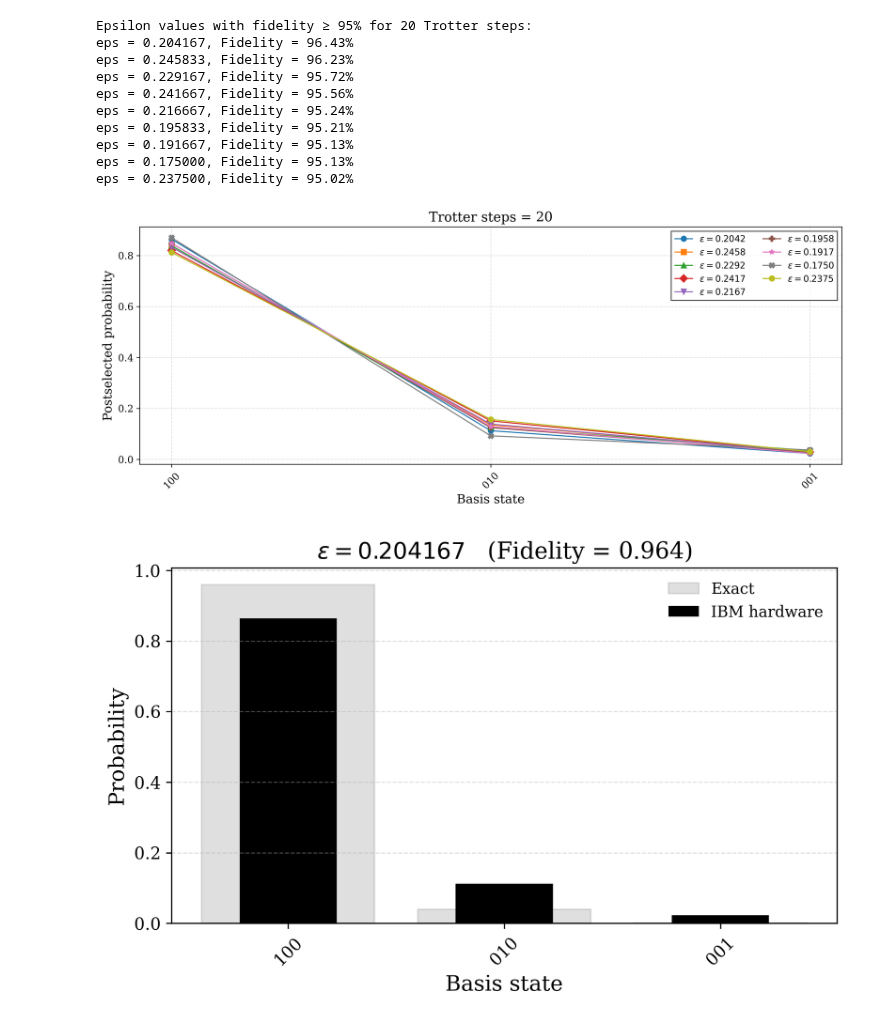
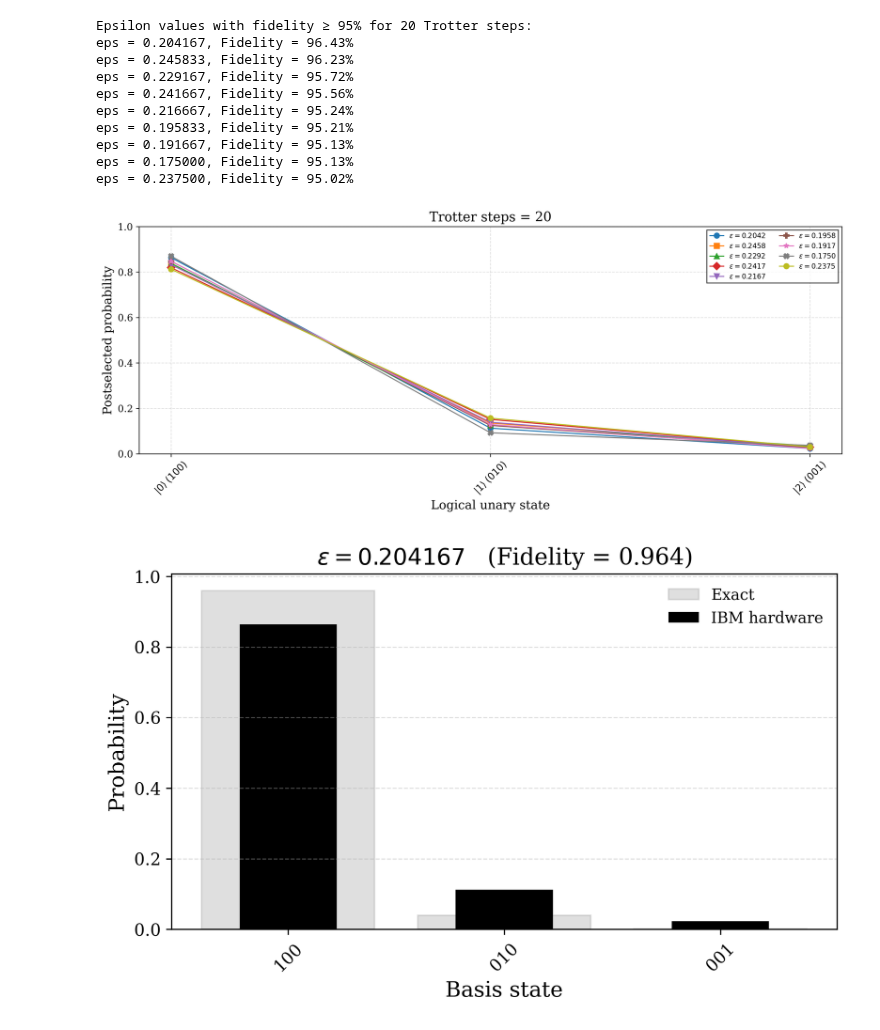
Before and after one commit to ali-tayyab/Digital-Quantum-Simulation-of-GUP-modified-Hamiltonians, a Jupyter notebook: fidelity_for_HO_using_real_backend.ipynb, the cells around one changed output. Cells and saved outputs as stored; diff of their text form; code cells hidden in the pictures.

```diff
--- a/fidelity_for_HO_using_real_backend.ipynb
+++ b/fidelity_for_HO_using_real_backend.ipynb
@@ -444,10 +448,10 @@ eps = 0.237500, Fidelity = 95.02%
 # %%
 plt.rcParams.update({
     "font.family": "serif",
-    "font.size": 12,
+    "font.size": 7,
     "axes.labelsize": 14,
     "axes.titlesize": 15,
-    "legend.fontsize": 10,
+    "legend.fontsize": 8,
     "xtick.labelsize": 11,
     "ytick.labelsize": 11,
     "lines.linewidth": 1.2,
@@ -456,6 +460,11 @@ plt.rcParams.update({
 })
 
 states = ['100', '010', '001']
+logical_labels = [
+    r'$|0\rangle\;(100)$',
+    r'$|1\rangle\;(010)$',
+    r'$|2\rangle\;(001)$'
+    ]
 steps_value = troter_steps[0]
 
 selected_eps = [eps for eps, F in high_fidelity_eps]
@@ -467,39 +476,45 @@ markers = ['o', 's', '^', 'D', 'v', 'P', '*', 'X']
 for i, eps in enumerate(selected_eps):
 
     probs = postselected_results[steps_value][eps]
+    x = np.arange(len(states))
     y = [probs.get(state, 0) for state in states]
 
+
     ax.plot(
-        states,
+        x,
         y,
         marker=markers[i % len(markers)],
         label=rf'$\epsilon={eps:.4f}$'
     )
 
-ax.set_xlabel("Basis state")
+ax.set_xlabel("Logical unary state")
 ax.set_ylabel("Postselected probability")
 ax.set_title(f"Trotter steps = {steps_value}")
+ax.set_xticks(x)
+ax.set_xticklabels(logical_labels)
+ax.set_ylim(0,1)
 
 ax.grid(True, linestyle='--', alpha=0.4)
 
 ax.legend(
     frameon=True,
     fancybox=False,
     edgecolor='black',
     ncol=2
 )
 
 plt.xticks(rotation=45)
+
 plt.tight_layout()
 
 plt.savefig(
     "plots/state_distribution0.pdf",
     bbox_inches="tight"
 )
 
 plt.show()
 # %% [output]
-[figure, old version]
+[figure, new version]
 # %%
 steps_value = troter_steps[0]
 
```
Also changed, not shown: parts of 7 cells of this notebook, 37 other files.
